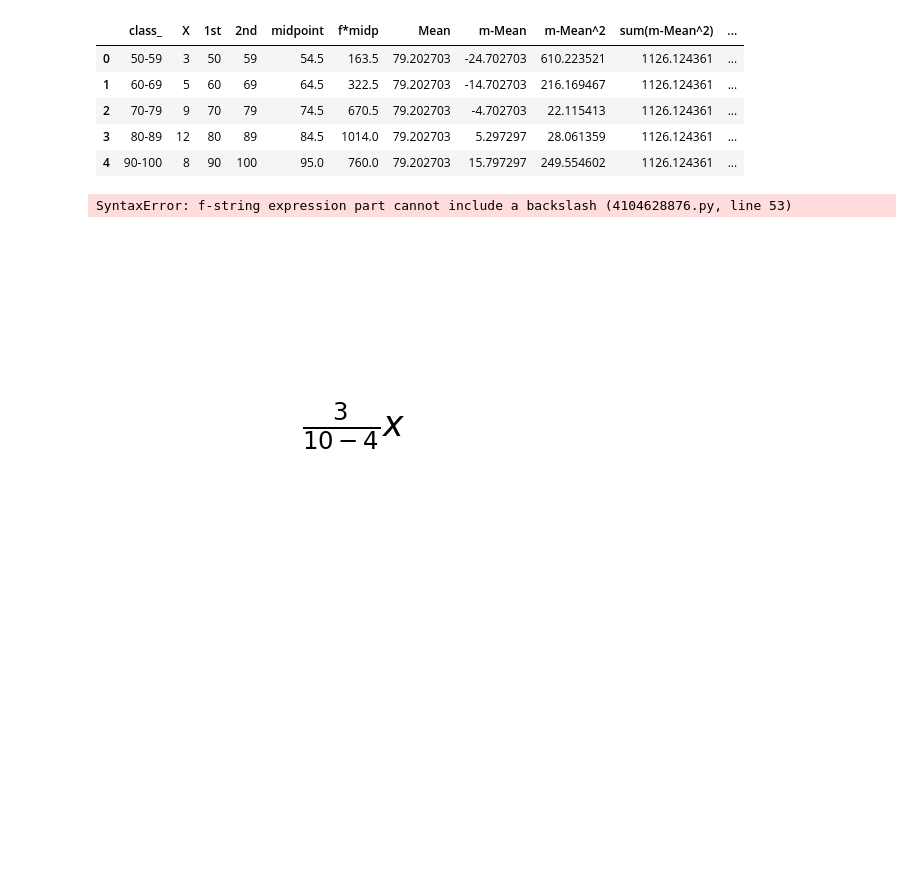
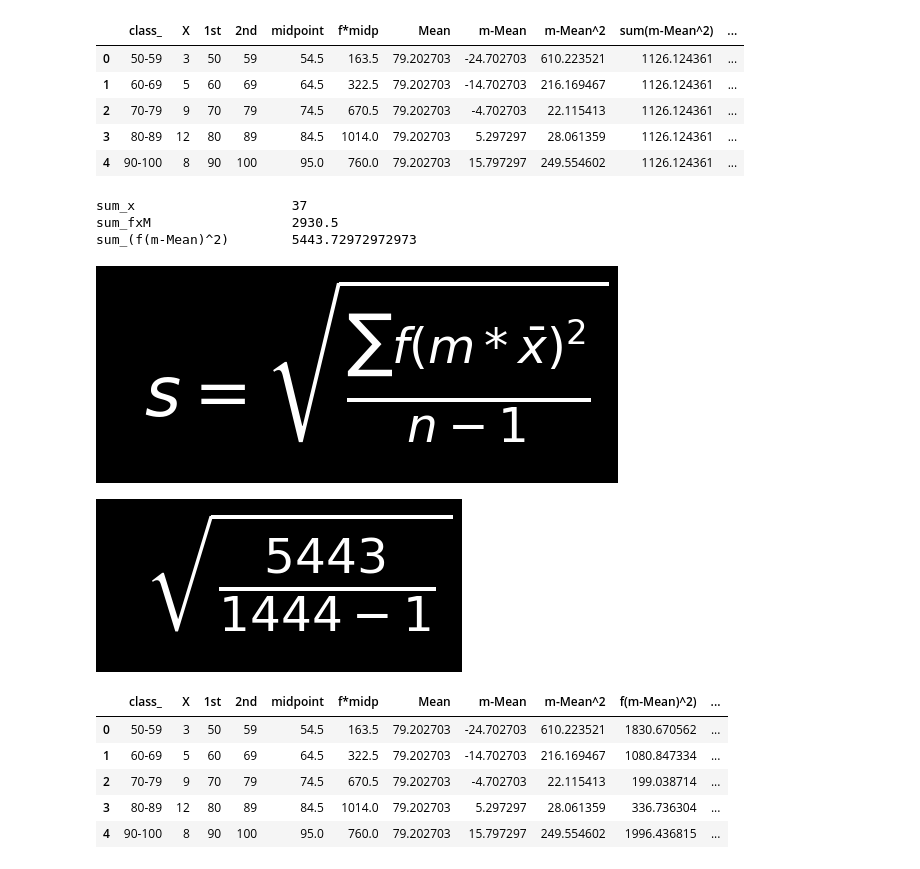
Before and after one commit to ProtacioUno/VinluanEner-Porfolio-Labs, a Jupyter notebook: Python Project/STDEV_P.ipynb, the cells around one changed output. Cells and saved outputs as stored; diff of their text form; code cells hidden in the pictures; blank space fills up the shorter version.

Commit message:
045 latex

```diff
--- a/Python Project/STDEV_P.ipynb
+++ b/Python Project/STDEV_P.ipynb
@@ -180,6 +180,16 @@ dtype: object
 | 3 | 80-89 | 12 | 80 | 89 | 84.5 | 1014.0 | 79.202703 | 5.297297 | 28.061359 | 1126.124361 | ... |
 | 4 | 90-100 | 8 | 90 | 100 | 95.0 | 760.0 | 79.202703 | 15.797297 | 249.554602 | 1126.124361 | ... |
 # %%
+def latex_func(latex):
+    plt.figure(facecolor='black')
+    ax = plt.axes([0,0,0.3,0.3]) #lefte,bottom,width,height
+    ax.set_xticks([])
+    ax.set_yticks([])
+    ax.axis('off')
+    plt.text(0.2,0.4 ,'$%s$' %a_subs ,size=50,color="white")
+    plt.show()
+
+
 def group_functin (groop) :
     groop[['1st', '2nd']]= groop['class_'].str.split('-', expand=True)
     groop[['1st', '2nd']]= groop[['1st' , '2nd']].astype(int)
@@ -199,70 +209,50 @@ def group_functin (groop) :
     # sum_
 
     print("sum_x \t\t\t" , sum_X)
-    print("sum_x \t\t\t" , sum_fxM)
+    print("sum_fxM \t\t" , sum_fxM)
     print('sum_(f(m-Mean)^2) \t' ,  groop['sum(f(m-Mean)^2)'][0])
     # print("sum_x" , )sum_f(m_Mean)pow_2
 
 
     # groop['N-1'] = groop['X'].sum() - 1
     # groop["std_deviation"] = groop['sum(m-Mean^2)'] / groop['N-1']
     # return groop
 
 
     plt.figure(facecolor='black')
     a = r's=\sqrt{\frac{\sum_{}^{}f(m*\bar{x})^{2}}{n-1}}'
     ax = plt.axes([0,0,0.3,0.3]) #left,bottom,width,height
     ax.set_xticks([])
     ax.set_yticks([])
     ax.axis('off')
     plt.text(0.2,0.4 ,'$%s$' %a,size=50 , color='white')
     plt.show()
 
+    upper = group['sum(f(m-Mean)^2)']
 
 
-    plt.figure(facecolor='black')
 
+    # n = 1444
+    a_subs = r'\sqrt{\frac{ %d }{ %d - 1}}' % (upper[0], sum_X)
 
-    # import matplotlib.pyplot as plt
-
-    # Variables
-    m = 2
-    x_bar = 7
-    n = 10
-
-    # LaTeX expression with f-string
-    # latex_expr = fr's=\sqrt{\frac{\sum_{}^{}f(m*\bar{x})^{2}}{n-1}}'
-    a = fr'$s=\sqrt{\frac{\sum_{{{m}}}}^{}f(m*\bar{x})^{2}}{{{n-1}}}}$'
-    latex_expr = fr'$s=\sqrt{{\frac{{\sum_{{i=1}}^{{n}} f({{m}}\bar{{x}})^{{2}}}}{{{n}-1}}}}$'
-
-    # Plot
-    plt.text(0.5, 0.5, latex_expr, fontsize=16, ha='center', va='center' , color='white')
-    plt.axis('off')  # Turn off axes
-    plt.show()
+    latex_func(a_subs)
 
 
 
 
 
 group_functin(group)
 
 group
 # %% [output]
-SyntaxError: f-string expression part cannot include a backslash (4104628876.py, line 53)
+sum_x                    37
+sum_fxM                  2930.5
+sum_(f(m-Mean)^2)        5443.72972972973
+[figure, added]
+[figure, added]
+|  | class_ | X | 1st | 2nd | midpoint | f*midp | Mean | m-Mean | m-Mean^2 | f(m-Mean)^2) | ... |
+| 0 | 50-59 | 3 | 50 | 59 | 54.5 | 163.5 | 79.202703 | -24.702703 | 610.223521 | 1830.670562 | ... |
+| 1 | 60-69 | 5 | 60 | 69 | 64.5 | 322.5 | 79.202703 | -14.702703 | 216.169467 | 1080.847334 | ... |
+| 2 | 70-79 | 9 | 70 | 79 | 74.5 | 670.5 | 79.202703 | -4.702703 | 22.115413 | 199.038714 | ... |
+| 3 | 80-89 | 12 | 80 | 89 | 84.5 | 1014.0 | 79.202703 | 5.297297 | 28.061359 | 336.736304 | ... |
+| 4 | 90-100 | 8 | 90 | 100 | 95.0 | 760.0 | 79.202703 | 15.797297 | 249.554602 | 1996.436815 | ... |
-# %%
-latex_expr = r'\frac{n}{N-4}x'
-
-# New variable values
-n = 3
-N = 10
-
-# Formatted LaTeX expression with f-string
-
-formatted_latex_expr = rf'$\frac{{{n}}}{{{N}-4}}x$'
-
-# Plot
-plt.text(0.5, 0.5, formatted_latex_expr, fontsize=25, ha='center', va='center')
-plt.axis('off')  # Turn off axes
-plt.show()
-# %% [output]
-[figure, removed]
```
Also changed, not shown: parts of 6 cells of this notebook.
